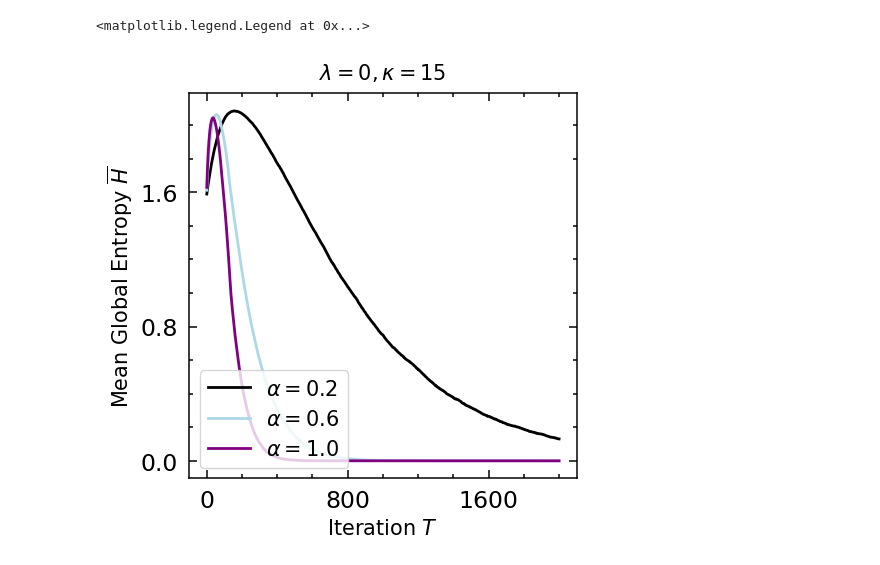
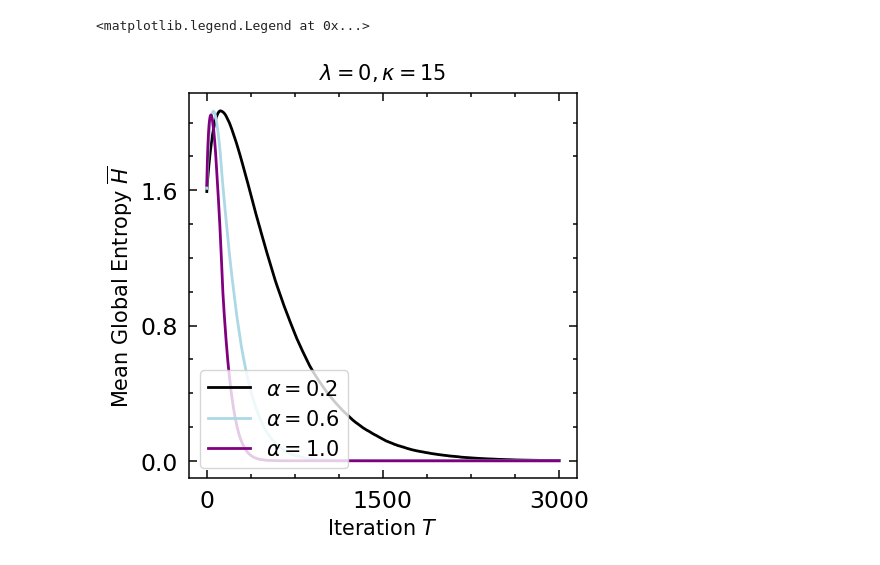
Before and after one commit to patrick-oliveira/EntropiaGrafos, a Jupyter notebook: notebooks/uniform_polarized.ipynb, the cells around one changed output. Cells and saved outputs as stored; diff of their text form; code cells hidden in the pictures.

```diff
--- a/notebooks/uniform_polarized.ipynb
+++ b/notebooks/uniform_polarized.ipynb
@@ -67,32 +67,32 @@ fig, axs = format_text(
     single_ylabel,
     position_ylabel,
     ylabel,
     ylabel_fontsize,
     xlabel_bottom_only,
     xlabel,
     xlabel_fontsize
 )
 
 # plot
 line_width = 2
 
 measure = 'entropy'
 
 alpha_color =  {
     1: "purple",
     0.8: "darkgreen",
     0.6: "lightblue",
     0.4: "y",
     0.2: "k"
 }
 
-X = np.arange(1, 2000 + 1)
+X = np.arange(1, 3000 + 1)
 
 selected_params = [x for x in params if x['kappa'] == 15 and x['lambd'] == 0 and x['gamma'] == 0]
 for p in selected_params:
     axs[0].plot(X, results[make_tuple(p, True)][measure], c = alpha_color[p['alpha']], linewidth = line_width, label = rf'$\alpha = ${p["alpha"]}')
 
 axs[0].legend(loc = 'lower left', fontsize = 15)
 # %% [output]
 <matplotlib.legend.Legend at 0x...>
-[figure, old version]
+[figure, new version]
```
